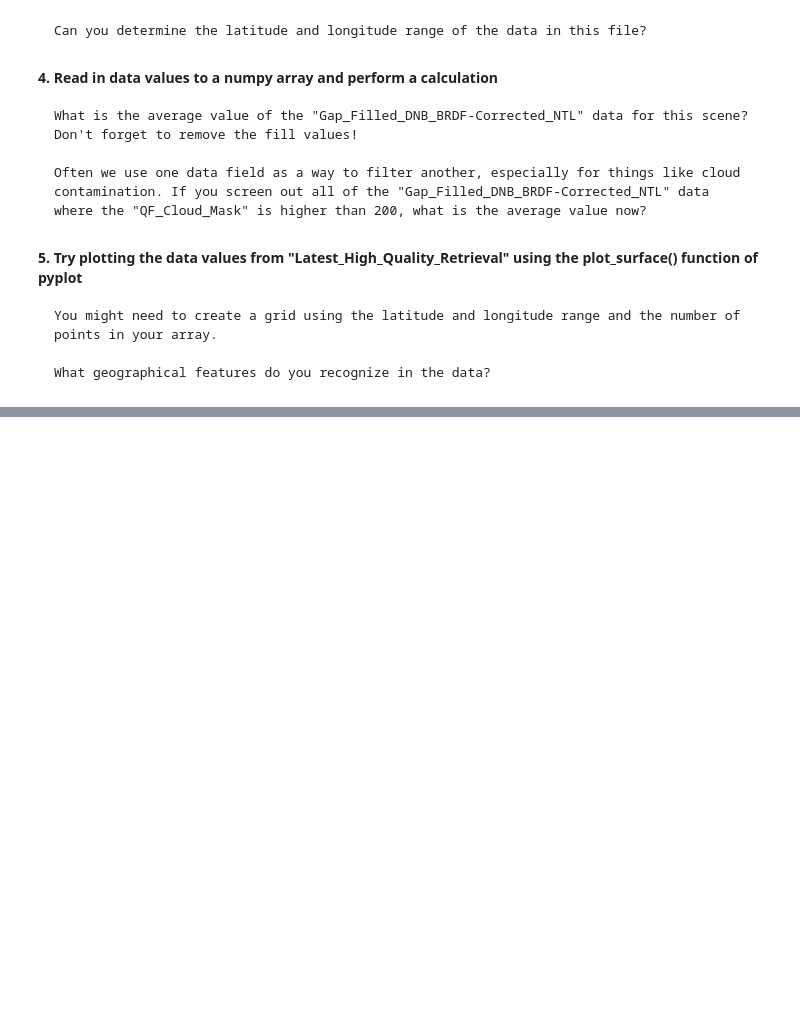
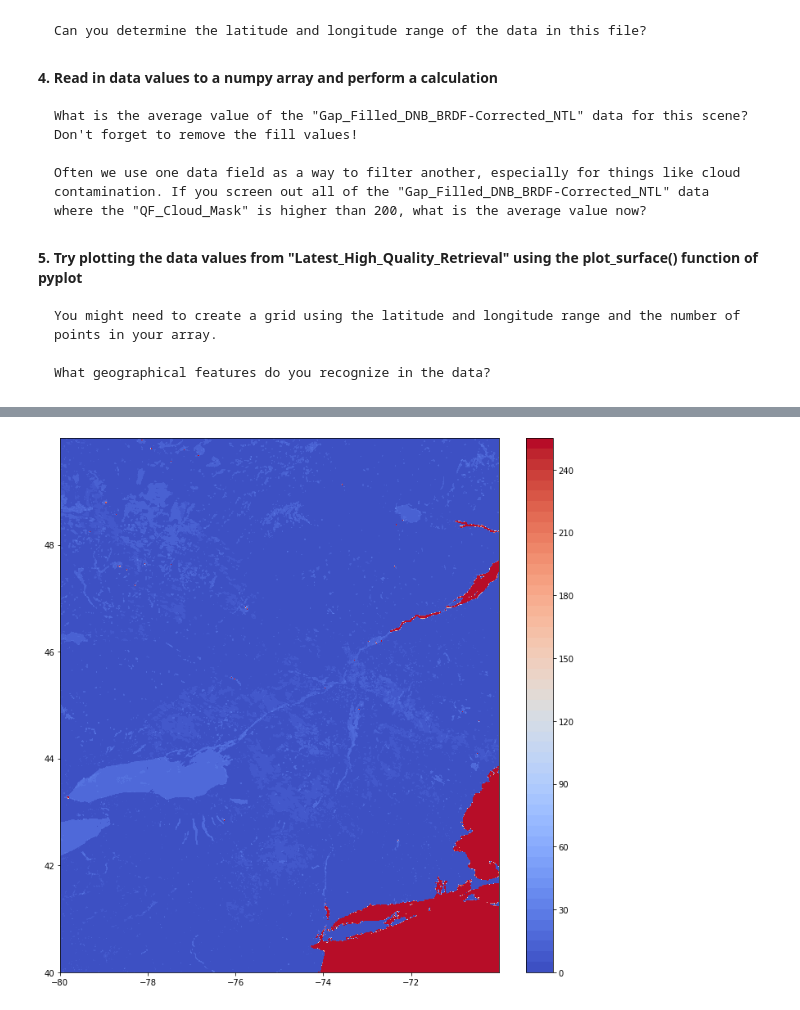
Before and after one commit to tww-carleton/geodac-2022, a Jupyter notebook: tasks/day1_task.ipynb, the cells around one changed output, grey strips where cells are left out. Cells and saved outputs as stored; diff of their text form; code cells hidden in the pictures; blank space fills up the shorter version.

```diff
--- a/tasks/day1_task.ipynb
+++ b/tasks/day1_task.ipynb
@@ -116,3 +142,66 @@ print(k[4],v[4])
     You might need to create a grid using the latitude and longitude range and the number of points in your array.
 
     What geographical features do you recognize in the data?
+# %%
+import numpy as np
+import h5py
+import matplotlib.pyplot as plt
+from mpl_toolkits.mplot3d import Axes3D
+from matplotlib import cm
+
+viirs = h5py.File('VNP46A2.A2022265.h10v04.001.2022273135614.h5', "r")
+baseattrkey = list(viirs.attrs.keys())
+baseattrval = list(viirs.attrs.values())
+print(baseattrkey)
+print(baseattrkey[3],baseattrval[3])
+print(baseattrkey[13],baseattrval[13])
+print(baseattrkey[30],baseattrval[30])
+print(baseattrkey[35],baseattrval[35])
+
+datavalues3 = np.array(g3.get('Gap_Filled_DNB_BRDF-Corrected_NTL'))
+print(datavalues3.mean())
+set3attrkey = list(g3.get('Gap_Filled_DNB_BRDF-Corrected_NTL').attrs.keys())
+print(set3attrkey)
+set3attrval = list(g3.get('Gap_Filled_DNB_BRDF-Corrected_NTL').attrs.values())
+print(set3attrval[0])
+
+print(datavalues3[datavalues3 != 65535].mean())
+
+datavalues4 = np.array(g3.get('QF_Cloud_Mask'))
+print(datavalues3[datavalues4 <= 200].mean())
+
+print(datavalues3.shape[0])
+lat1 = np.float32(baseattrval[13])
+lat2 = np.float32(baseattrval[30])
+latrange = lat1 - lat2
+print(latrange)
+latstep = latrange / datavalues3.shape[0]
+print(latstep)
+datalat = np.arange(lat2,lat1,latstep)
+print(datalat)
+print(datalat.shape)
+
+lon1 = np.float32(baseattrval[3])
+lon2 = np.float32(baseattrval[35])
+lonrange = lon1 - lon2
+lonstep = lonrange / datavalues3.shape[0]
+datalon = np.arange(lon2,lon1,lonstep)
+
+pllat, pllon = np.meshgrid(datalat, datalon)
+print(pllat.shape)
+datavalues5 = np.array(g3.get('Latest_High_Quality_Retrieval'))
+
+fig = plt.figure(figsize=(12,12))
+# this works for using plot_surface, but the contourf function is easier and accomplishes our goal of viewing the data
+#ax = plt.axes(projection='3d')
+#surf = ax.plot_surface(pllon,pllat,datavalues5,cmap=cm.coolwarm,edgecolor='none')
+#ax.view_init(90, 0)
+#fig.colorbar(surf)
+#plt.show()
+
+ax = plt.axes()
+# the transpose and flip are needed because we are plotting on an x/y axis instead of a lat/lon map
+surf = ax.contourf(pllon,pllat,np.transpose(np.flipud(datavalues5)),50,cmap=cm.coolwarm)
+fig.colorbar(surf)
+plt.show()
+# %% [output]
@@ -118,0 +225 @@ print(k[4],v[4])
+[figure, added]
```
Also changed, not shown: parts of 8 cells of this notebook, 5 other files.
